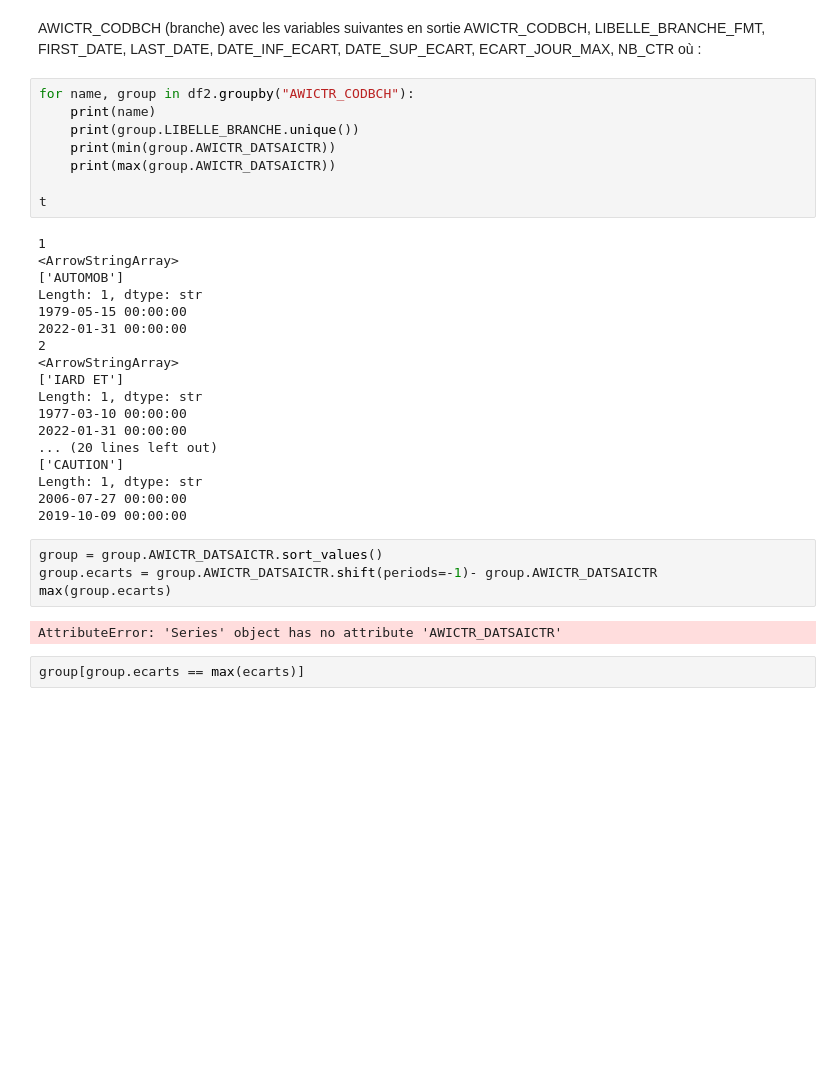
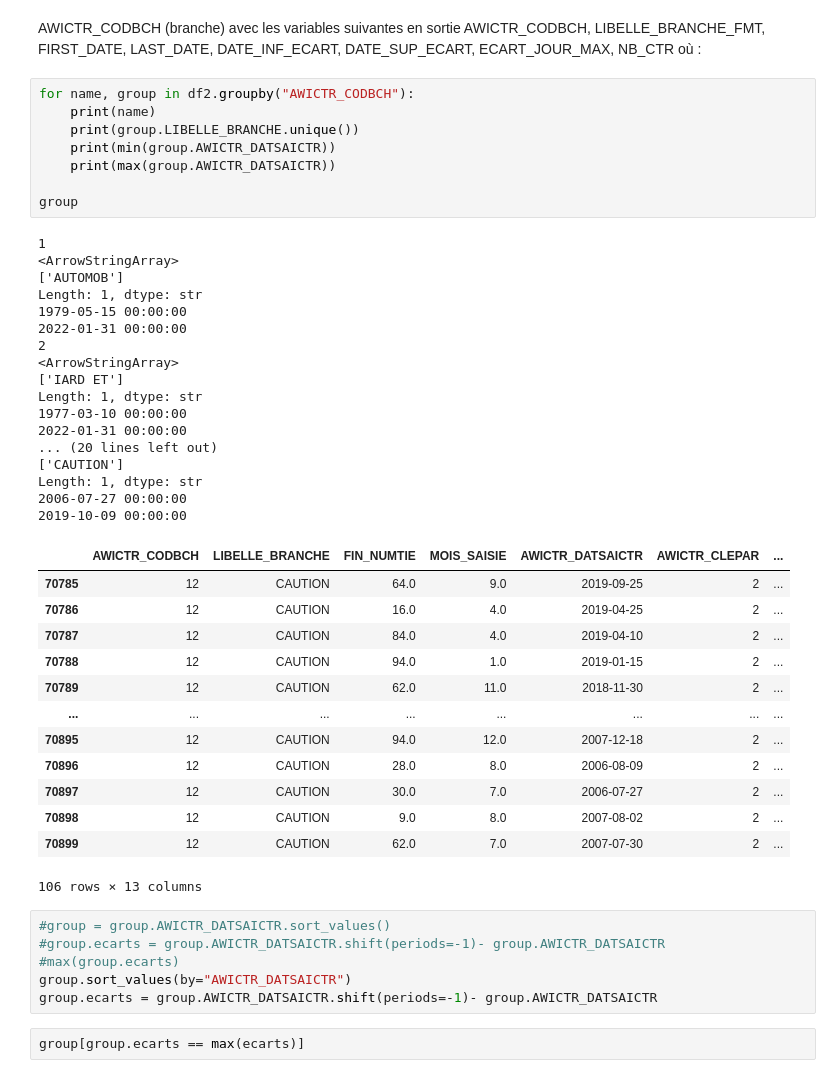
Before and after one commit to oh-ce-cours/pyt-novembre-2026, a Jupyter notebook: tape_en_cours/Untitled.ipynb, the cells around one changed output. Drawn from its saved outputs; the diff is of its cells as text; blank space fills up the shorter version.

```diff
--- a/tape_en_cours/Untitled.ipynb
+++ b/tape_en_cours/Untitled.ipynb
@@ -72,35 +72,48 @@ DATE_INF_ECART, DATE_SUP_ECART, ECART_JOUR_MAX, NB_CTR où :
 # %%
 for name, group in df2.groupby("AWICTR_CODBCH"):
     print(name)
     print(group.LIBELLE_BRANCHE.unique())
     print(min(group.AWICTR_DATSAICTR))
     print(max(group.AWICTR_DATSAICTR))
 
-t
+group
 # %% [output]
 1
 <ArrowStringArray>
 ['AUTOMOB']
 Length: 1, dtype: str
 1979-05-15 00:00:00
 2022-01-31 00:00:00
 2
 <ArrowStringArray>
 ['IARD ET']
 Length: 1, dtype: str
 1977-03-10 00:00:00
 2022-01-31 00:00:00
 ... (20 lines left out)
 ['CAUTION']
 Length: 1, dtype: str
 2006-07-27 00:00:00
 2019-10-09 00:00:00
+|  | AWICTR_CODBCH | LIBELLE_BRANCHE | FIN_NUMTIE | MOIS_SAISIE | AWICTR_DATSAICTR | AWICTR_CLEPAR | ... |
+| 70785 | 12 | CAUTION | 64.0 | 9.0 | 2019-09-25 | 2 | ... |
+| 70786 | 12 | CAUTION | 16.0 | 4.0 | 2019-04-25 | 2 | ... |
+| 70787 | 12 | CAUTION | 84.0 | 4.0 | 2019-04-10 | 2 | ... |
+| 70788 | 12 | CAUTION | 94.0 | 1.0 | 2019-01-15 | 2 | ... |
+| 70789 | 12 | CAUTION | 62.0 | 11.0 | 2018-11-30 | 2 | ... |
+| ... | ... | ... | ... | ... | ... | ... | ... |
+| 70895 | 12 | CAUTION | 94.0 | 12.0 | 2007-12-18 | 2 | ... |
+| 70896 | 12 | CAUTION | 28.0 | 8.0 | 2006-08-09 | 2 | ... |
+| 70897 | 12 | CAUTION | 30.0 | 7.0 | 2006-07-27 | 2 | ... |
+| 70898 | 12 | CAUTION | 9.0 | 8.0 | 2007-08-02 | 2 | ... |
+| 70899 | 12 | CAUTION | 62.0 | 7.0 | 2007-07-30 | 2 | ... |
+106 rows × 13 columns
 # %%
-group = group.AWICTR_DATSAICTR.sort_values()
+#group = group.AWICTR_DATSAICTR.sort_values()
+#group.ecarts = group.AWICTR_DATSAICTR.shift(periods=-1)- group.AWICTR_DATSAICTR
+#max(group.ecarts)
+group.sort_values(by="AWICTR_DATSAICTR")
 group.ecarts = group.AWICTR_DATSAICTR.shift(periods=-1)- group.AWICTR_DATSAICTR
-max(group.ecarts)
-# %% [output]
-AttributeError: 'Series' object has no attribute 'AWICTR_DATSAICTR'
 # %%
 group[group.ecarts == max(ecarts)]
 # %% [output]
```
